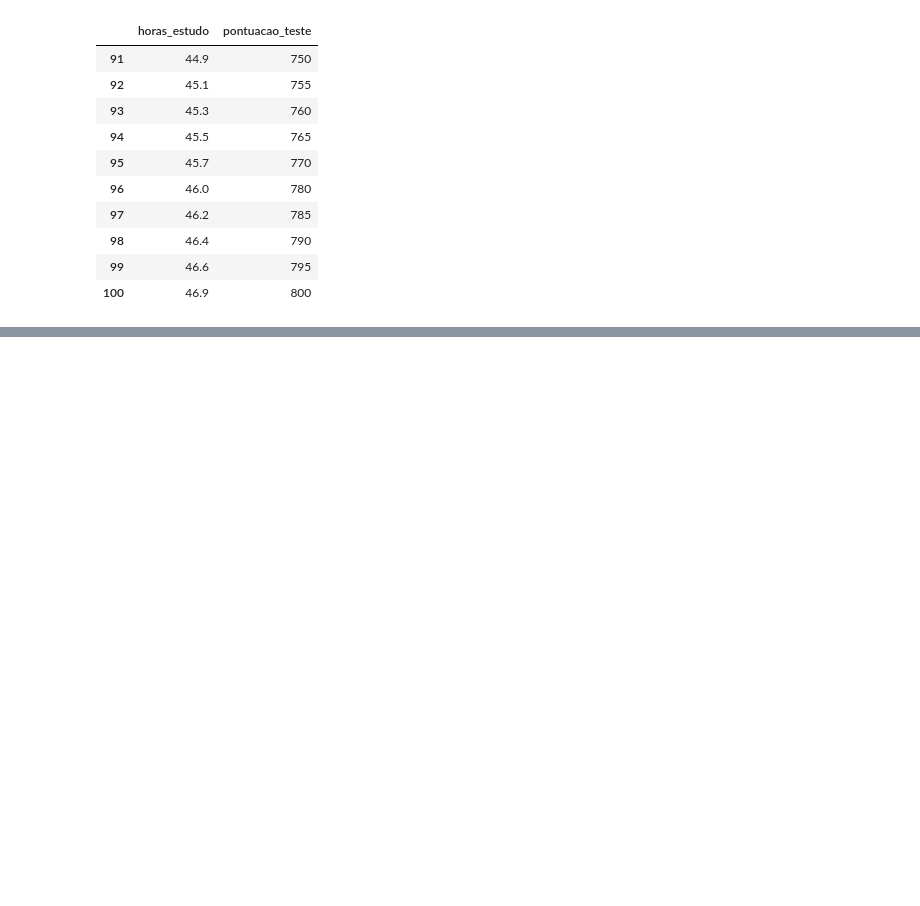
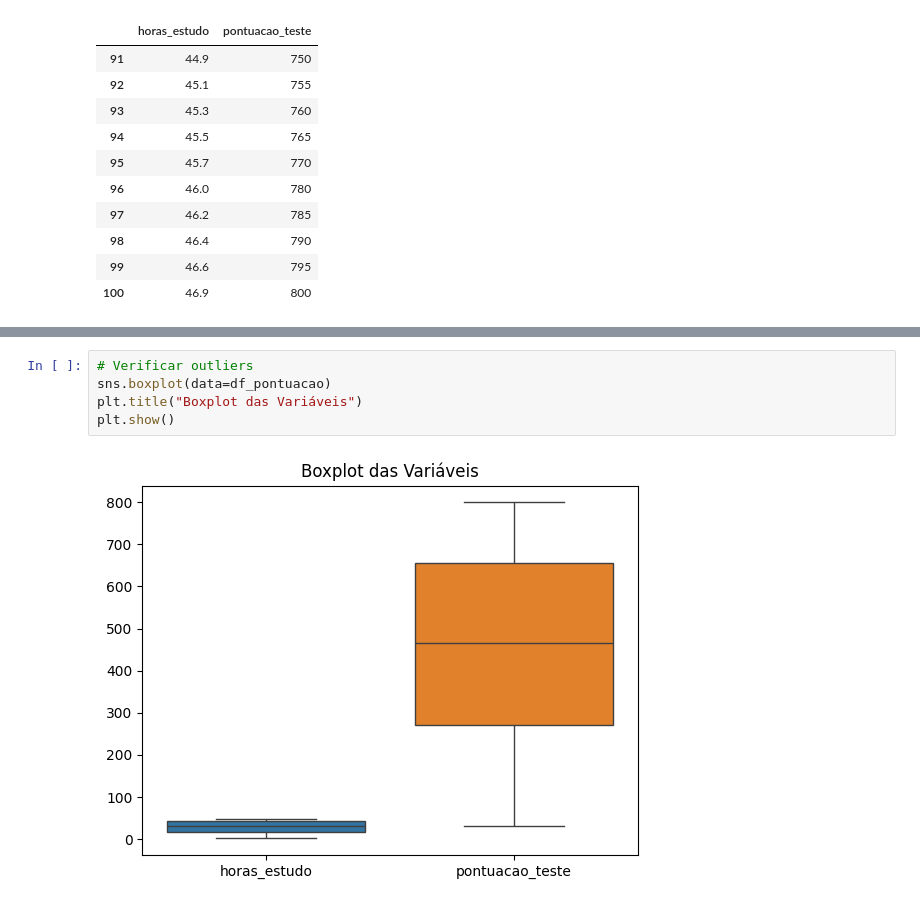
Before and after one commit to claitonneri/regressao_linear_simples, a Jupyter notebook: modelo_pontuacao.ipynb, the cells around one changed output, grey strips where cells are left out. Cells and saved outputs as stored; diff of their text form; blank space fills up the shorter version.

```diff
--- a/modelo_pontuacao.ipynb
+++ b/modelo_pontuacao.ipynb
@@ -52,0 +79,7 @@ df_pontuacao.tail(10)
+# %%
+# Verificar outliers
+sns.boxplot(data=df_pontuacao)
+plt.title("Boxplot das Variáveis")
+plt.show()
+# %% [output]
+[figure, added]
```
Also changed, not shown: parts of 7 cells of this notebook.
